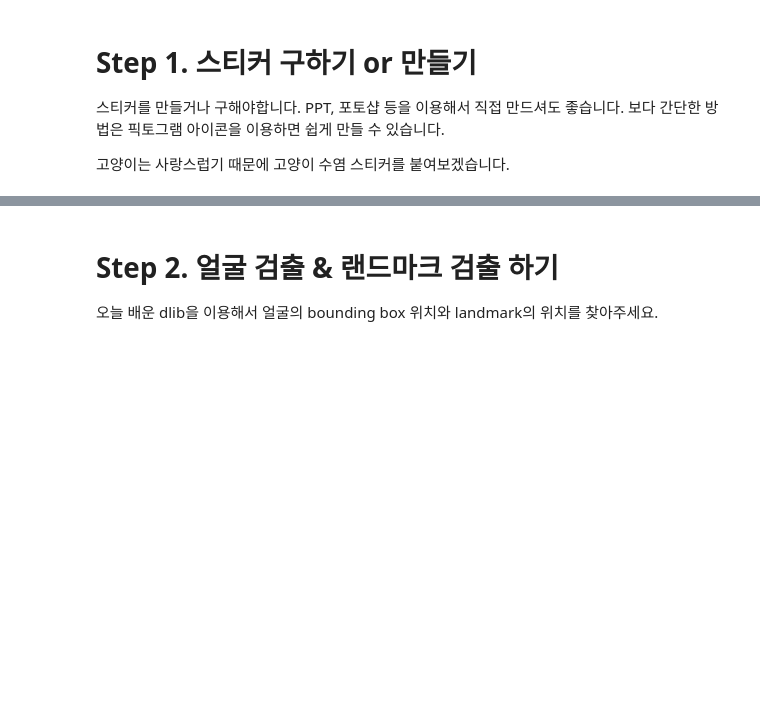
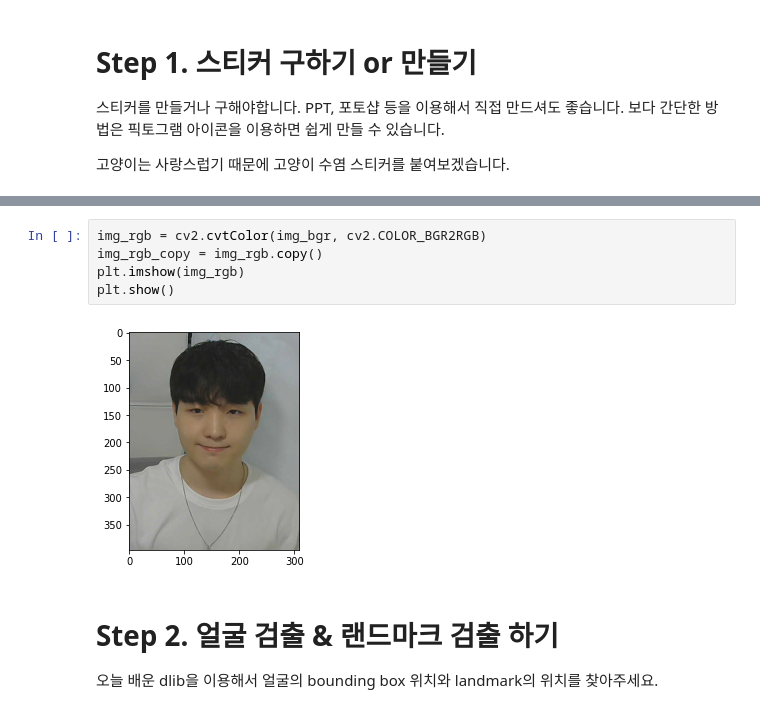
Before and after one commit to ScientistLim/AIFFEL_Quest, a Jupyter notebook: EXPLORATION3/Untitled.ipynb, the cells around one changed output, grey strips where cells are left out. Saved outputs shown, nothing was run; the diff lists cells and outputs as text; blank space fills up the shorter version.

```diff
--- a/EXPLORATION3/Untitled.ipynb
+++ b/EXPLORATION3/Untitled.ipynb
@@ -28,3 +25,10 @@ plt.show()
+# %%
+img_rgb = cv2.cvtColor(img_bgr, cv2.COLOR_BGR2RGB)
+img_rgb_copy = img_rgb.copy()
+plt.imshow(img_rgb)
+plt.show()
+# %% [output]
+[figure, added]
 # %% [markdown]
 # Step 2. 얼굴 검출 & 랜드마크 검출 하기
 오늘 배운 dlib을 이용해서 얼굴의 bounding box 위치와 landmark의 위치를 찾아주세요.
```
Also changed, not shown: parts of 7 cells of this notebook, 1 other file.
